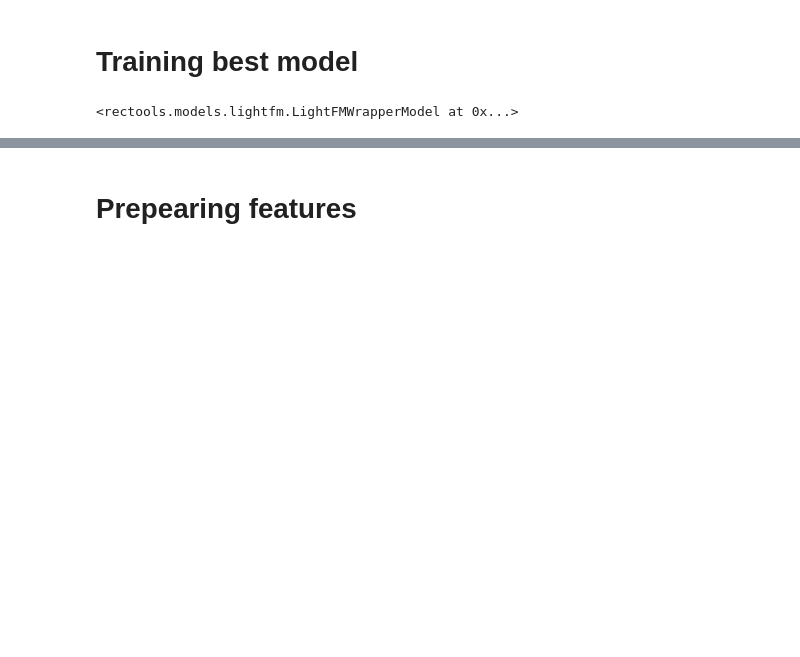
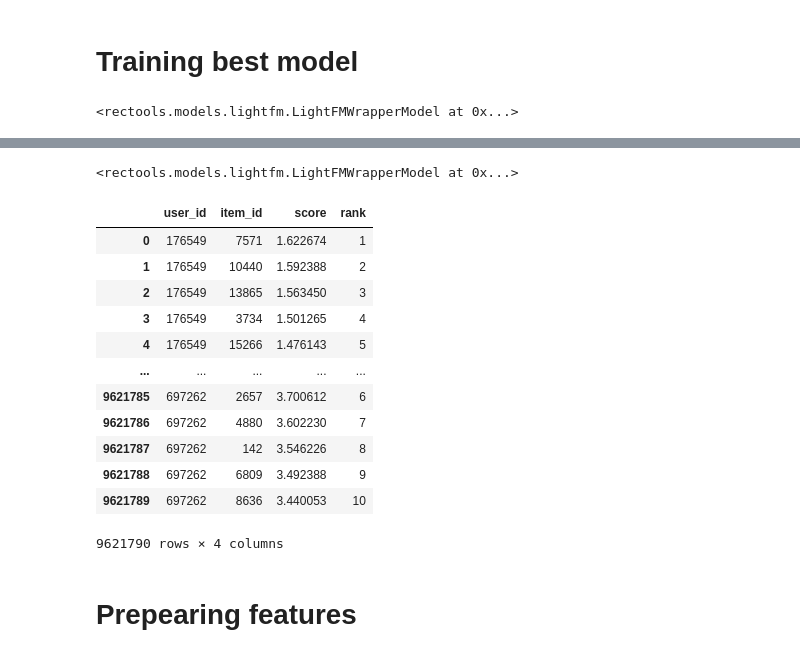
Before and after one commit to feldlime/recsys, a Jupyter notebook: notebooks/HW4/HW4.ipynb, the cells around one changed output, grey strips where cells are left out. Drawn from its saved outputs; the diff is of its cells as text; code cells hidden in the pictures; blank space fills up the shorter version.

```diff
--- a/notebooks/HW4/HW4.ipynb
+++ b/notebooks/HW4/HW4.ipynb
@@ -274,0 +294,13 @@ joblib.dump(model, '/Users/dmitry/Library/CloudStorage/GoogleDrive-ceo@gangai.pr
+# %%
+model = joblib.load('/content/drive/MyDrive/Проекты/recsys/models/LightFM_warp_16.joblib')
+# %%
+dataset = Dataset.construct(interactions_df=interactions)
+# %%
+model.fit(dataset)
+# %% [output]
+<rectools.models.lightfm.LightFMWrapperModel at 0x...>
+# %%
+recos = model.recommend(users=interactions['user_id'].unique(),
+                        dataset=dataset,
+                        k=K_RECOS,
+                        filter_viewed=True)
@@ -275,3 +310,19 @@ joblib.dump(model, '/Users/dmitry/Library/CloudStorage/GoogleDrive-ceo@gangai.pr
+# %%
+recos
+# %% [output]
+|  | user_id | item_id | score | rank |
+| 0 | 176549 | 7571 | 1.622674 | 1 |
+| 1 | 176549 | 10440 | 1.592388 | 2 |
+| 2 | 176549 | 13865 | 1.563450 | 3 |
+| 3 | 176549 | 3734 | 1.501265 | 4 |
+| 4 | 176549 | 15266 | 1.476143 | 5 |
+| ... | ... | ... | ... | ... |
+| 9621785 | 697262 | 2657 | 3.700612 | 6 |
+| 9621786 | 697262 | 4880 | 3.602230 | 7 |
+| 9621787 | 697262 | 142 | 3.546226 | 8 |
+| 9621788 | 697262 | 6809 | 3.492388 | 9 |
+| 9621789 | 697262 | 8636 | 3.440053 | 10 |
+9621790 rows × 4 columns
 # %% [markdown]
 # Prepearing features
 # %% [markdown]
```
Also changed, not shown: parts of 45 cells of this notebook.
